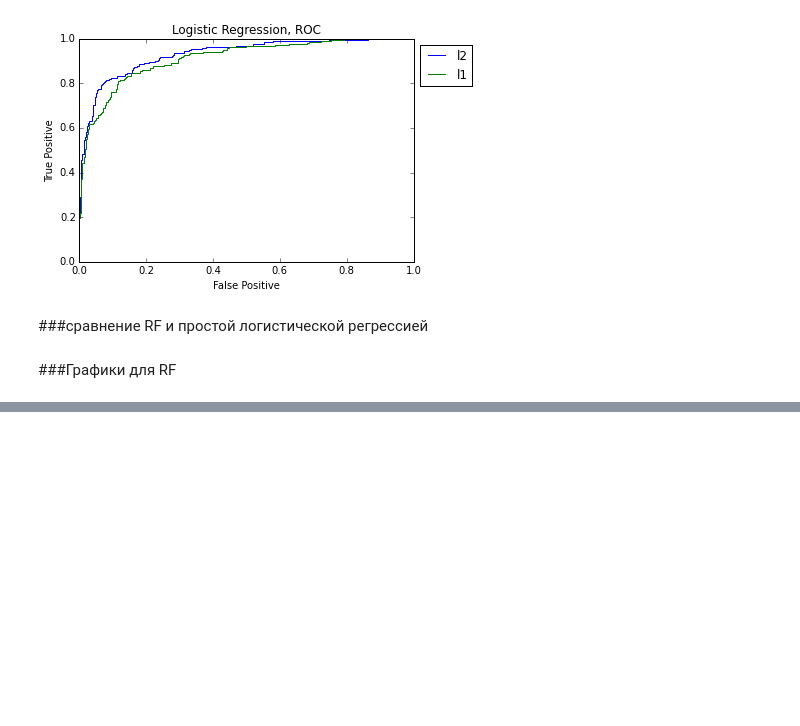
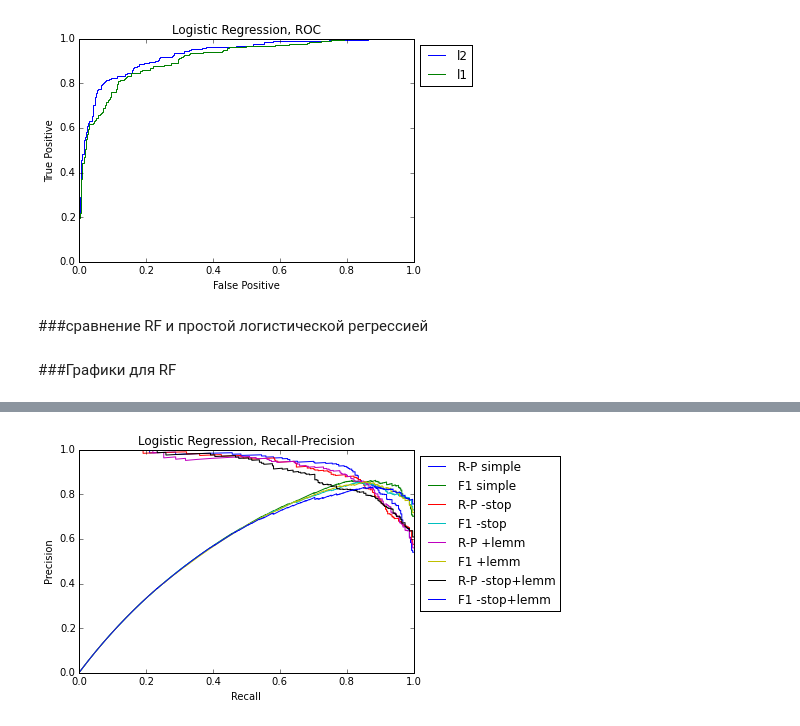
Before and after one commit to ermakovpetr/posneg, a Jupyter notebook: main.ipynb, the cells around one changed output, grey strips where cells are left out. Cells and saved outputs as stored; diff of their text form; code cells hidden in the pictures; blank space fills up the shorter version.

```diff
--- a/main.ipynb
+++ b/main.ipynb
@@ -43,0 +65,3 @@ matrix_counts = temp_matrix.toarray()
+# %%
+count_vect_without_stopwords = CountVectorizer(stop_words='english')
+matrix_counts_without_stopwords = count_vect_without_stopwords.fit_transform(all_texts).toarray()
@@ -43,0 +70,3 @@ matrix_counts = temp_matrix.toarray()
+# %%
+count_vect_with_lemm = CountVectorizer(tokenizer=tokenize)
+matrix_counts_with_lemm = count_vect_with_lemm.fit_transform(all_texts).toarray()
@@ -44,3 +75,6 @@ matrix_counts = temp_matrix.toarray()
+# %%
+count_vect_with_lemm_without_stopwords = CountVectorizer(stop_words='english', tokenizer=tokenize)
+matrix_counts_with_lemm_without_stopwords = count_vect_with_lemm_without_stopwords.fit_transform(all_texts).toarray()
 # %% [markdown]
 ###Бинарная матрица встречаемости
 # %%
@@ -141,0 +193,14 @@ Logistic Regression ( rf ) AUC =  0.964619284825
+# %%
+X_train, X_test, Y_train, Y_test = cross_valid(matrix_counts_without_stopwords, target)
+logreg_5_predicted = logistic_reg(X_train, X_test, Y_train)
+X_train, X_test, Y_train, Y_test = cross_valid(matrix_counts_with_lemm, target)
+logreg_6_predicted = logistic_reg(X_train, X_test, Y_train)
+X_train, X_test, Y_train, Y_test = cross_valid(matrix_counts_with_lemm_without_stopwords, target)
+logreg_7_predicted = logistic_reg(X_train, X_test, Y_train)
+# %%
+rp_curve('Logistic Regression, Recall-Precision', Y_test, logreg_1_predicted, label='simple')
+rp_curve('Logistic Regression, Recall-Precision', Y_test, logreg_5_predicted, label='-stop')
+rp_curve('Logistic Regression, Recall-Precision', Y_test, logreg_6_predicted, label='+lemm')
+rp_curve('Logistic Regression, Recall-Precision', Y_test, logreg_7_predicted, label='-stop+lemm')
+# %% [output]
+[figure, added]
```
Also changed, not shown: parts of 23 cells of this notebook.
